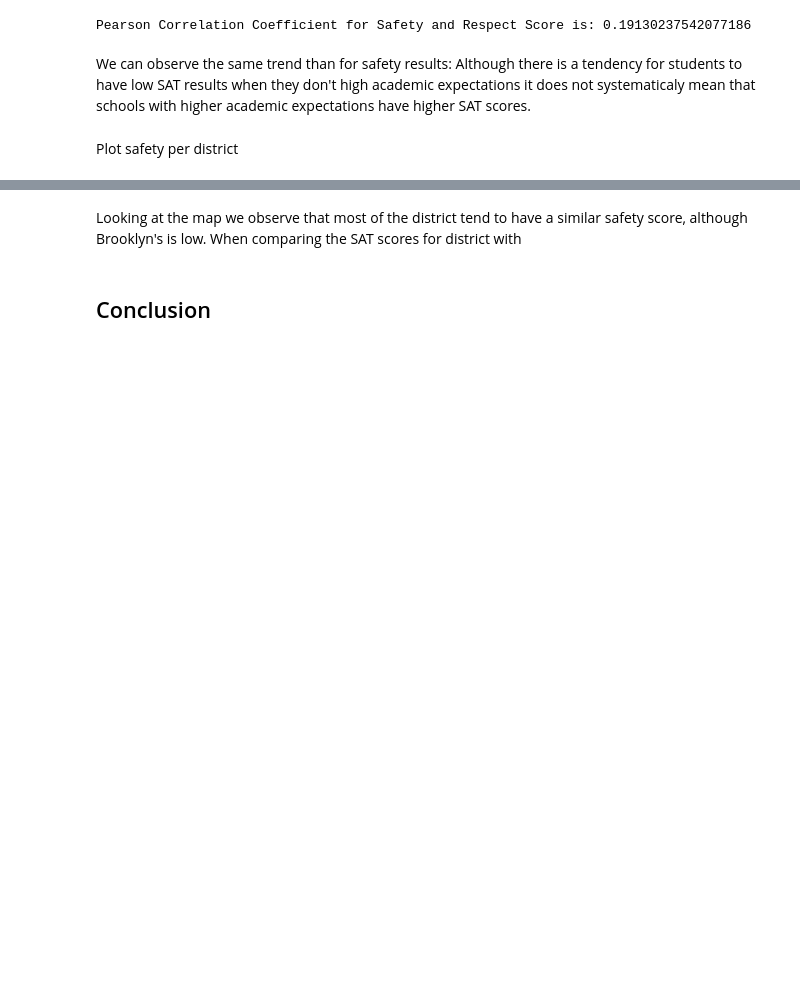
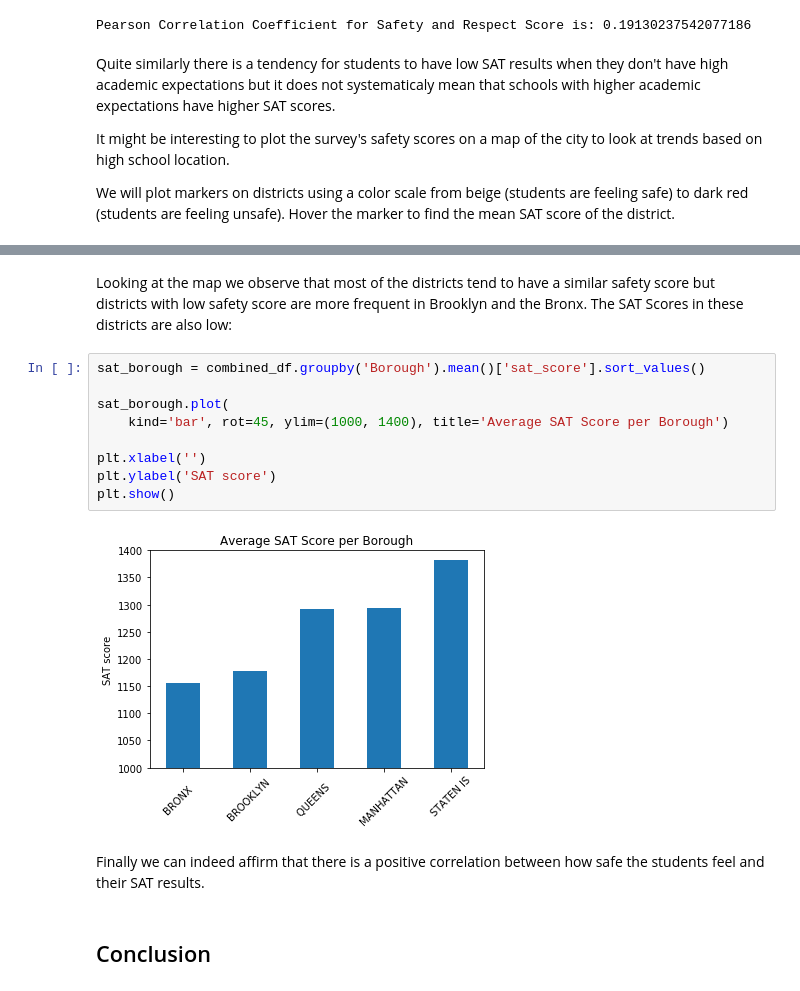
Before and after one commit to ThomasCharuel/NYC_SAT_score_analysis, a Jupyter notebook: NYC SAT Scores Data Analysis.ipynb, the cells around one changed output, grey strips where cells are left out. Cells and saved outputs as stored; diff of their text form; blank space fills up the shorter version.

```diff
--- a/NYC SAT Scores Data Analysis.ipynb
+++ b/NYC SAT Scores Data Analysis.ipynb
@@ -266,9 +259,11 @@ print('Pearson Correlation Coefficient for Safety and Respect Score is:', correl
 [figure]
 Pearson Correlation Coefficient for Safety and Respect Score is: 0.19130237542077186
 # %% [markdown]
-We can observe the same trend than for safety results: Although there is a tendency for students to have low SAT results when they don't high academic expectations it does not systematicaly mean that schools with higher academic expectations have higher SAT scores.
+Quite similarly there is a tendency for students to have low SAT results when they don't have high academic expectations but it does not systematicaly mean that schools with higher academic expectations have higher SAT scores.
+
+It might be interesting to plot the survey's safety scores on a map of the city to look at trends based on high school location.
+
+We will plot markers on districts using a color scale from beige (students are feeling safe) to dark red (students are feeling unsafe). Hover the marker to find the mean SAT score of the district.
-# %% [markdown]
-Plot safety per district
 # %%
 import folium
 from matplotlib import cm
@@ -302,7 +297,19 @@ m
 # %% [output]
 [interactive output not drawn]
 # %% [markdown]
-Looking at the map we observe that most of the district tend to have a similar safety score, although Brooklyn's is low.
-When comparing the SAT scores for district with
+Looking at the map we observe that most of the districts tend to have a similar safety score but districts with low safety score are more frequent in Brooklyn and the Bronx. The SAT Scores in these districts are also low:
+# %%
+sat_borough = combined_df.groupby('Borough').mean()['sat_score'].sort_values()
+
+sat_borough.plot(
+    kind='bar', rot=45, ylim=(1000, 1400), title='Average SAT Score per Borough')
+
+plt.xlabel('')
+plt.ylabel('SAT score')
+plt.show()
+# %% [output]
+[figure, added]
+# %% [markdown]
+Finally we can indeed affirm that there is a positive correlation between how safe the students feel and their SAT results.
 # %% [markdown]
 ## Conclusion
```
Also changed, not shown: parts of 9 cells of this notebook.
